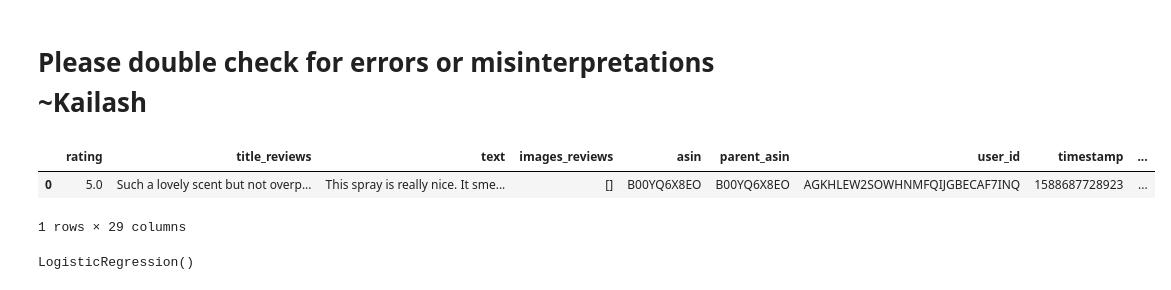
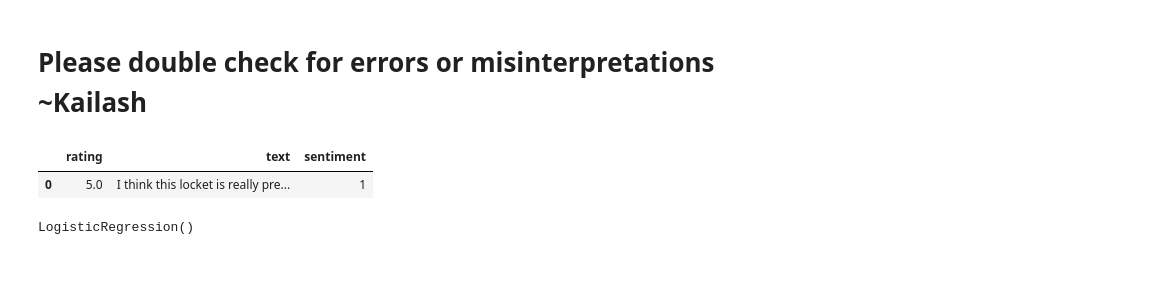
Before and after one commit to Algoholics-Anonymous/COMP3610A3, a Jupyter notebook: Binary_Sentiment_Predictions.ipynb, the cells around one changed output. Drawn from its saved outputs; the diff is of its cells as text; code cells hidden in the pictures.

```diff
--- a/Binary_Sentiment_Predictions.ipynb
+++ b/Binary_Sentiment_Predictions.ipynb
@@ -10,11 +12,36 @@ from sklearn.metrics import classification_report
+# %%
+def get_needed_cols(base_path, category, frame):
+    #columns we want
+    needed= ["rating", "text"]
+    #read in pickle file
+    df= pd.read_pickle(base_path / f"cleaned_data_{category}.pkl")
+    #drop everything but the columns we want
+    subset= df[needed]
+    #clear large pickle file from memory
+    del df
+    #concat into unified dataframe
+    frame= pd.concat([frame, subset])
+
+    del subset
+    return frame
 # %%
-df = pd.read_pickle(r"C:\BigDataA3\temp_unified.pkl")
+base_path= Path(r"C:\Users\saeed\OneDrive\Desktop")
+temp_unified= pd.DataFrame()
+
+# run after test is successful
+for category in VALID_CATEGORIES:
+    temp_unified= get_needed_cols(base_path, category, temp_unified)
+
+#test run. Please run this to ensure you are getting the categories in the list below
+#Once working, comment test code and uncomment real code and then Run All
+# categories= ["Amazon_Fashion"]
+# for category in categories:
+#     temp_unified= get_needed_cols(base_path, category, temp_unified)
 # %%
-df['sentiment'] = df['rating'].apply(lambda x: 1 if x > 3 else 0)
+temp_unified['sentiment'] = temp_unified['rating'].apply(lambda x: 1 if x > 3 else 0)
 # %%
-df.head(1)
+temp_unified.head(1)
 # %% [output]
-|  | rating | title_reviews | text | images_reviews | asin | parent_asin | user_id | timestamp | ... |
-| 0 | 5.0 | Such a lovely scent but not overp... | This spray is really nice. It sme... | [] | B00YQ6X8EO | B00YQ6X8EO | AGKHLEW2SOWHNMFQIJGBECAF7INQ | 1588687728923 | ... |
+|  | rating | text | sentiment |
+| 0 | 5.0 | I think this locket is really pre... | 1 |
-1 rows × 29 columns
 # %%
```
Also changed, not shown: parts of 3 cells of this notebook, 2 other files.
